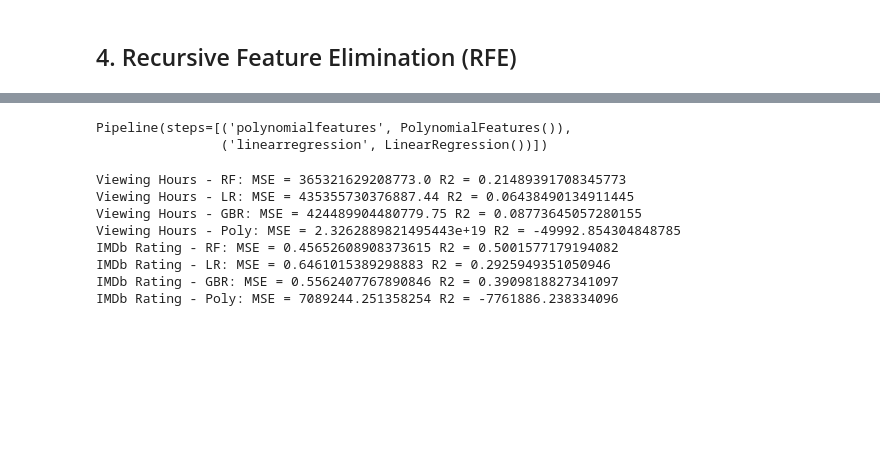
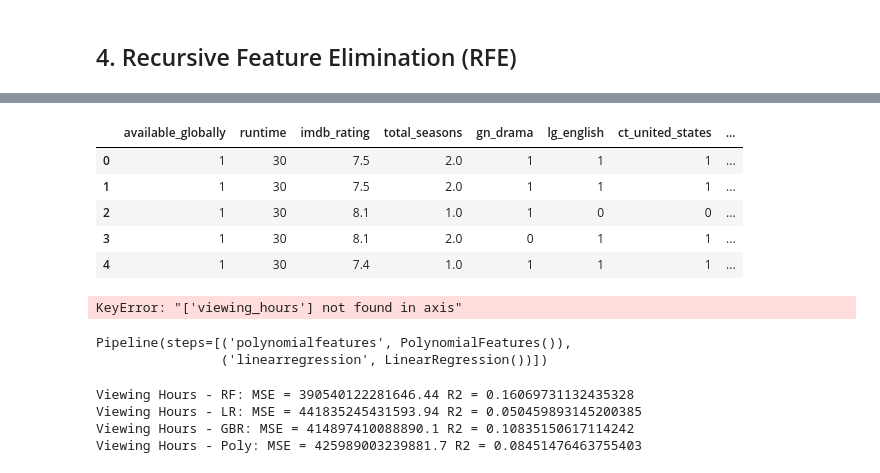
Before and after one commit to sinapordanesh/Machine-Learning-Projects, a Jupyter notebook: Netflix Secrets/model_training.ipynb, the cells around one changed output, grey strips where cells are left out. Saved outputs shown, nothing was run; the diff lists cells and outputs as text; code cells hidden in the pictures; blank space fills up the shorter version.

```diff
--- a/Netflix Secrets/model_training.ipynb
+++ b/Netflix Secrets/model_training.ipynb
@@ -151,3 +165,7 @@ print(selected_rfe_features)
+# %%
+trainig_data = df[['available_globally', 'runtime', 'imdb_rating', 'total_seasons',
+       'gn_drama', 'lg_english', 'ct_united_states', 'ct_other',
+       'type_encoded', 'limited']]
 # %%
 # columns_to_drop = ['2005', '2007', '2010', '2011', '2012', '2013', '2014', '2015', '2016', '2017',
 #                    '2018', '2019', '2020', '2021', '2022', 'adventures', 'all', 'an', 'and', 'at',
@@ -173,14 +191,23 @@ training_df = df[['available_globally', 'runtime', 'imdb_rating', 'total_seasons
 # %%
-df.head()
+trainig_data.head()
+# %% [output]
+|  | available_globally | runtime | imdb_rating | total_seasons | gn_drama | lg_english | ct_united_states | ... |
+| 0 | 1 | 30 | 7.5 | 2.0 | 1 | 1 | 1 | ... |
+| 1 | 1 | 30 | 7.5 | 2.0 | 1 | 1 | 1 | ... |
+| 2 | 1 | 30 | 8.1 | 1.0 | 1 | 0 | 0 | ... |
+| 3 | 1 | 30 | 8.1 | 2.0 | 0 | 1 | 1 | ... |
+| 4 | 1 | 30 | 7.4 | 1.0 | 1 | 1 | 1 | ... |
 # %%
 from sklearn.model_selection import train_test_split
 
-X = df.drop(['viewing_hours', 'imdb_rating'], axis=1)
-y_viewing_hours = df['viewing_hours']
-y_imdb_rating = df['imdb_rating']
+X = trainig_data.drop(['viewing_hours'], axis=1)
+y_viewing_hours = trainig_data['viewing_hours']
+# y_imdb_rating = df['imdb_rating']
 
 X_train, X_test, y_train_vh, y_test_vh = train_test_split(X, y_viewing_hours, test_size=0.2, random_state=42)
-_, _, y_train_ir, y_test_ir = train_test_split(X, y_imdb_rating, test_size=0.2, random_state=42)
+# _, _, y_train_ir, y_test_ir = train_test_split(X, y_imdb_rating, test_size=0.2, random_state=42)
+# %% [output]
+KeyError: "['viewing_hours'] not found in axis"
 # %%
 from sklearn.ensemble import RandomForestRegressor, GradientBoostingRegressor
 from sklearn.linear_model import LinearRegression
@@ -229,11 +256,11 @@ mse_lr_vh, r2_lr_vh = evaluate_model(lr_vh, X_test, y_test_vh)
 mse_gbr_vh, r2_gbr_vh = evaluate_model(gbr_vh, X_test, y_test_vh)
 mse_poly_vh, r2_poly_vh = evaluate_model(poly_vh, X_test, y_test_vh)
 
-# Evaluate models for IMDb Rating
-mse_rf_ir, r2_rf_ir = evaluate_model(rf_ir, X_test, y_test_ir)
-mse_lr_ir, r2_lr_ir = evaluate_model(lr_ir, X_test, y_test_ir)
-mse_gbr_ir, r2_gbr_ir = evaluate_model(gbr_ir, X_test, y_test_ir)
-mse_poly_ir, r2_poly_ir = evaluate_model(poly_ir, X_test, y_test_ir)
+# # Evaluate models for IMDb Rating
+# mse_rf_ir, r2_rf_ir = evaluate_model(rf_ir, X_test, y_test_ir)
+# mse_lr_ir, r2_lr_ir = evaluate_model(lr_ir, X_test, y_test_ir)
+# mse_gbr_ir, r2_gbr_ir = evaluate_model(gbr_ir, X_test, y_test_ir)
+# mse_poly_ir, r2_poly_ir = evaluate_model(poly_ir, X_test, y_test_ir)
 
 # Print results (you can format this into a table or more readable format)
 print("Viewing Hours - RF: MSE =", mse_rf_vh, "R2 =", r2_rf_vh)
@@ -241,16 +268,12 @@ print("Viewing Hours - LR: MSE =", mse_lr_vh, "R2 =", r2_lr_vh)
 print("Viewing Hours - GBR: MSE =", mse_gbr_vh, "R2 =", r2_gbr_vh)
 print("Viewing Hours - Poly: MSE =", mse_poly_vh, "R2 =", r2_poly_vh)
 
-print("IMDb Rating - RF: MSE =", mse_rf_ir, "R2 =", r2_rf_ir)
-print("IMDb Rating - LR: MSE =", mse_lr_ir, "R2 =", r2_lr_ir)
-print("IMDb Rating - GBR: MSE =", mse_gbr_ir, "R2 =", r2_gbr_ir)
-print("IMDb Rating - Poly: MSE =", mse_poly_ir, "R2 =", r2_poly_ir)
+# print("IMDb Rating - RF: MSE =", mse_rf_ir, "R2 =", r2_rf_ir)
+# print("IMDb Rating - LR: MSE =", mse_lr_ir, "R2 =", r2_lr_ir)
+# print("IMDb Rating - GBR: MSE =", mse_gbr_ir, "R2 =", r2_gbr_ir)
+# print("IMDb Rating - Poly: MSE =", mse_poly_ir, "R2 =", r2_poly_ir)
 # %% [output]
-Viewing Hours - RF: MSE = 365321629208773.0 R2 = 0.21489391708345773
-Viewing Hours - LR: MSE = 435355730376887.44 R2 = 0.06438490134911445
-Viewing Hours - GBR: MSE = 424489904480779.75 R2 = 0.08773645057280155
-Viewing Hours - Poly: MSE = 2.3262889821495443e+19 R2 = -49992.854304848785
-IMDb Rating - RF: MSE = 0.45652608908373615 R2 = 0.5001577179194082
-IMDb Rating - LR: MSE = 0.6461015389298883 R2 = 0.2925949351050946
-IMDb Rating - GBR: MSE = 0.5562407767890846 R2 = 0.3909818827341097
-IMDb Rating - Poly: MSE = 7089244.251358254 R2 = -7761886.238334096
+Viewing Hours - RF: MSE = 390540122281646.44 R2 = 0.16069731132435328
+Viewing Hours - LR: MSE = 441835245431593.94 R2 = 0.050459893145200385
+Viewing Hours - GBR: MSE = 414897410088890.1 R2 = 0.10835150617114242
+Viewing Hours - Poly: MSE = 425989003239881.7 R2 = 0.08451476463755403
```
Also changed, not shown: parts of 8 cells of this notebook.
